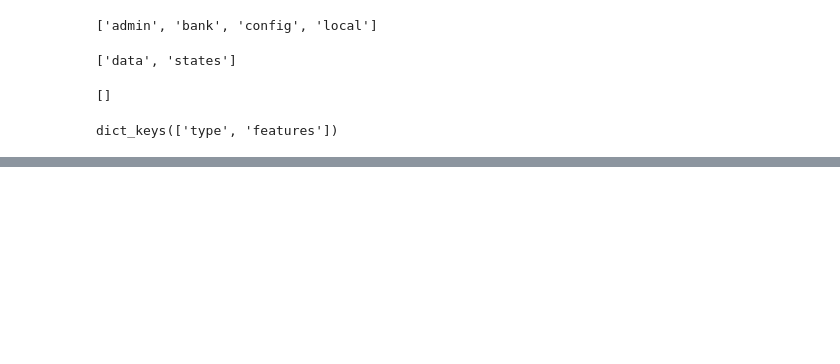
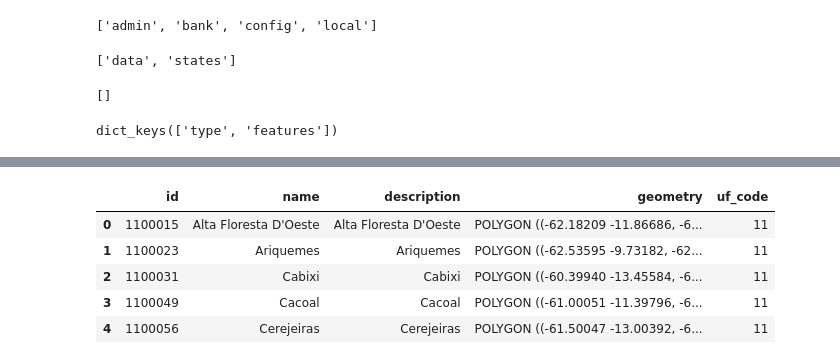
Before and after one commit to Perez-Amanda/Banco_de_Dados-A2, a Jupyter notebook: migrations.ipynb, the cells around one changed output, grey strips where cells are left out. Cells and saved outputs as stored; diff of their text form; code cells hidden in the pictures; blank space fills up the shorter version.

```diff
--- a/migrations.ipynb
+++ b/migrations.ipynb
@@ -66,0 +133,12 @@ for i in range(len(data['features'])):
+# %%
+dados['uf_code'] = dados['id'].map(str)
+for i in range (0, dados['id'].size):
+    dados.loc[i,'uf_code'] = int(dados['uf_code'].iloc[i][:2])
+dados.head()
+# %% [output]
+|  | id | name | description | geometry | uf_code |
+| 0 | 1100015 | Alta Floresta D'Oeste | Alta Floresta D'Oeste | POLYGON ((-62.18209 -11.86686, -6... | 11 |
+| 1 | 1100023 | Ariquemes | Ariquemes | POLYGON ((-62.53595 -9.73182, -62... | 11 |
+| 2 | 1100031 | Cabixi | Cabixi | POLYGON ((-60.39940 -13.45584, -6... | 11 |
+| 3 | 1100049 | Cacoal | Cacoal | POLYGON ((-61.00051 -11.39796, -6... | 11 |
+| 4 | 1100056 | Cerejeiras | Cerejeiras | POLYGON ((-61.50047 -13.00392, -6... | 11 |
```
Also changed, not shown: parts of 9 cells of this notebook.
